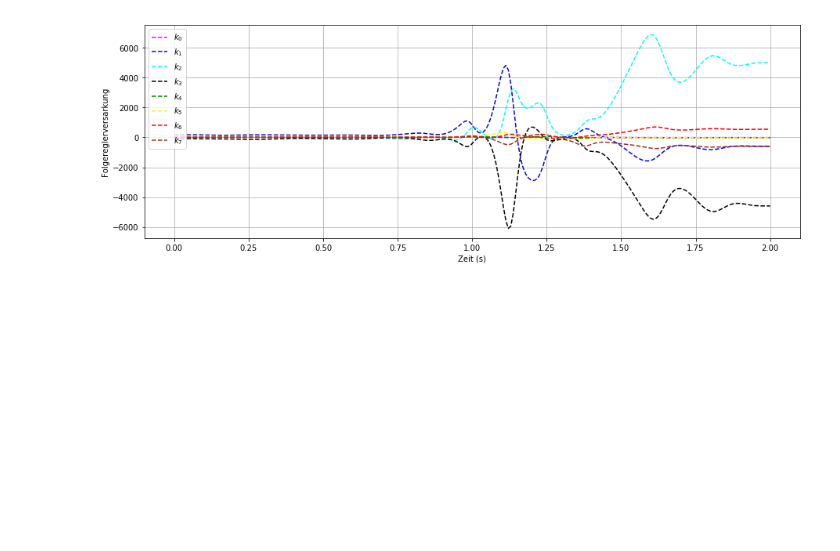
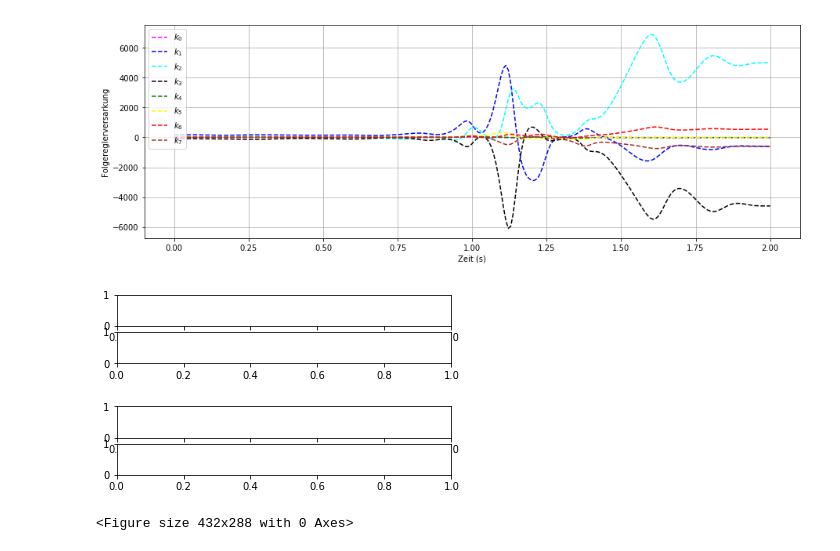
Before and after one commit to kurosh-z/triple_pendulum, a Jupyter notebook: core/Untitled.ipynb, the cells around one changed output. Drawn from its saved outputs; the diff is of its cells as text; code cells hidden in the pictures; blank space fills up the shorter version.

```diff
--- a/core/Untitled.ipynb
+++ b/core/Untitled.ipynb
@@ -97,0 +104,10 @@ axes.grid(True)
+# %%
+gs= GridSpec(6, 1)
+# %%
+ax1 = plt.subplot(gs[0, :])
+ax2 = plt.subplot(gs[1, :])
+ax3 = plt.subplot(gs[2:,: ])
+ax4 = plt.subplot(gs[3,:])
+ax5 = plt.subplot(gs[4,: ])
+# %% [output]
+[figure, added]
@@ -97,0 +118,6 @@ axes.grid(True)
+# %%
+fig1 = plt.figure(1)
+ax1 = fig.add_subplot(111)
+plt.show()
+# %% [output]
+<Figure size 432x288 with 0 Axes>
```
Also changed, not shown: parts of 3 cells of this notebook, 4 other files.
